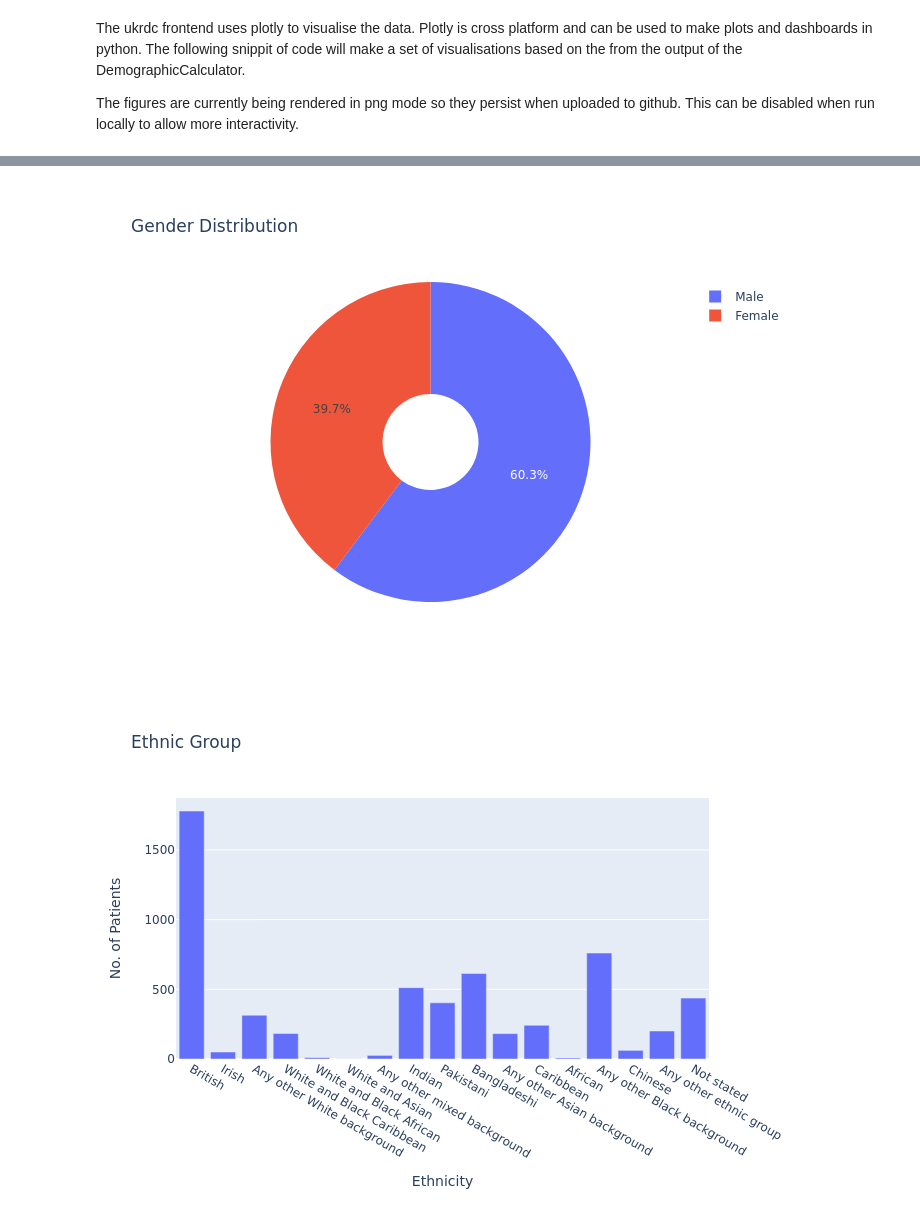
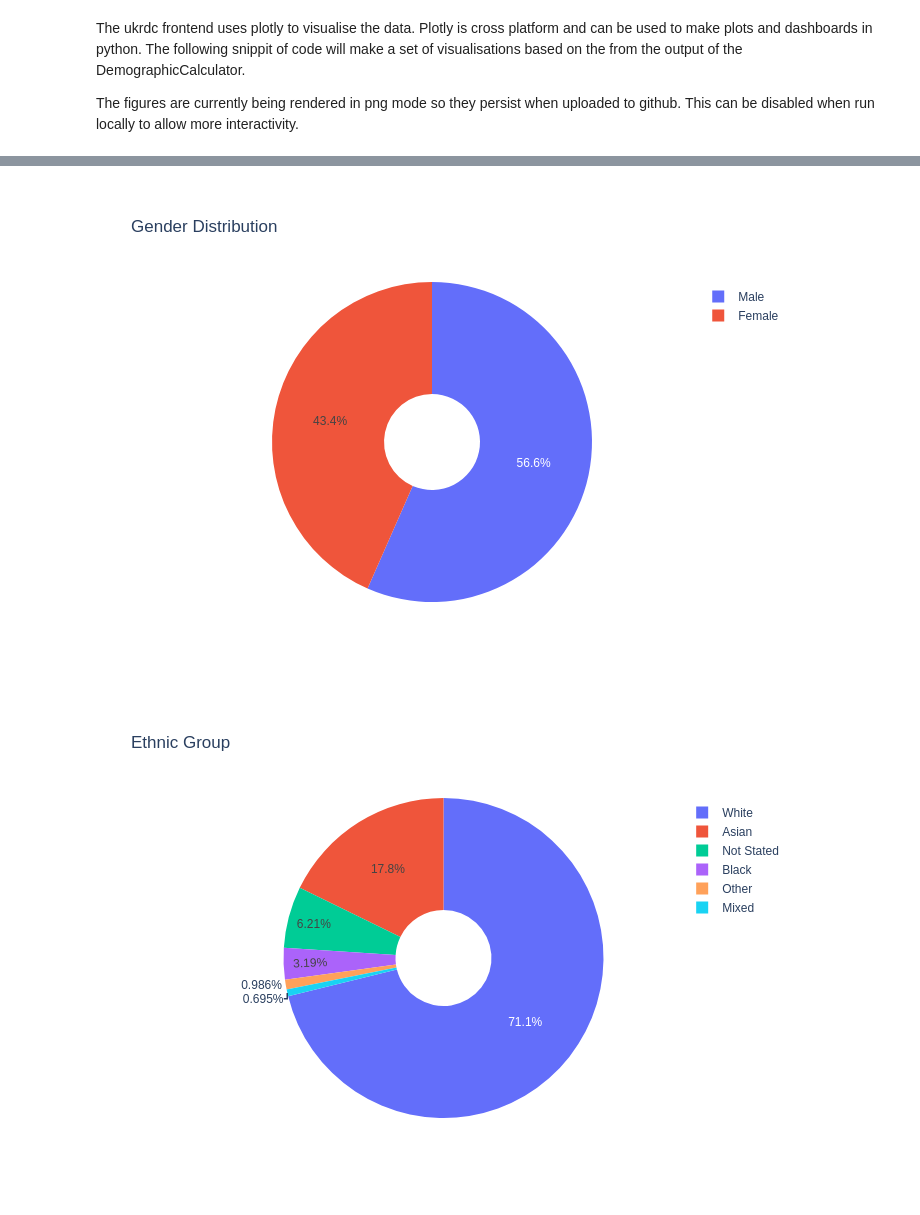
Before and after one commit to renalreg/dashboard-stats, a Jupyter notebook: demo/DemographicsDemo.ipynb, the cells around one changed output, grey strips where cells are left out. Cells and saved outputs as stored; diff of their text form; code cells hidden in the pictures.

Commit message:
Updated demographics to account for feedback from stats. Demographic stats now returns labelled groups rather than codes.

```diff
--- a/demo/DemographicsDemo.ipynb
+++ b/demo/DemographicsDemo.ipynb
@@ -28,7 +28,8 @@ from IPython.display import display
 import pprint
 import json
 
-calculator = DemographicsCalculator(ukrdc3, "RNJ00")
+calculator = DemographicsCalculator(ukrdc3, "RFBAK")
+
 output = calculator.extract_stats()
 
 # format data for printing
@@ -61,7 +62,6 @@ The figures are currently being rendered in png mode so they persist when upload
 # visualise gender distribution with plotly
 from cProfile import label
 from importlib.metadata import metadata
-from ukrdc_stats.utils import nhs_data_lookup
 import plotly.express as px
 
 age_distribution = px.bar(
@@ -76,12 +76,9 @@ age_distribution = px.bar(
 age_distribution.show("png")
 
 
-# look up the NHS codes returned from the database to avoid genders of 1 and 2
-labels = nhs_data_lookup("Person_Gender_Code_Current", output.gender.data.x)
-
 gender_fig = px.pie(
     values=output.gender.data.y,
-    names=labels,
+    names=output.gender.data.x,
     title=output.gender.metadata.title,
     hole=0.3,
 )
@@ -89,15 +86,11 @@ gender_fig = px.pie(
 gender_fig.show("png")
 
 # plot bar charts of some other bits
-labels = nhs_data_lookup("Ethnic_Category", output.ethnic_group_code.data.x)
-ethnicity_fig = px.bar(
-    x=labels,
-    y=output.ethnic_group_code.data.y,
-    title=output.ethnic_group_code.metadata.title,
-    labels={
-        "x": output.ethnic_group_code.metadata.axis_titles.x,
-        "y": output.ethnic_group_code.metadata.axis_titles.y,
-    },
+ethnicity_fig = px.pie(
+    values=output.ethnic_group.data.y,
+    names=output.ethnic_group.data.x,
+    title=output.ethnic_group.metadata.title,
+    hole=0.3,
 )
 ethnicity_fig.show("png")
 # %% [output]
@@ -105,2 +98,2 @@ ethnicity_fig.show("png")
-[figure, old version]
+[figure, new version]
-[figure, old version]
+[figure, new version]
```
Also changed, not shown: parts of 1 cell of this notebook, 3 other files.
